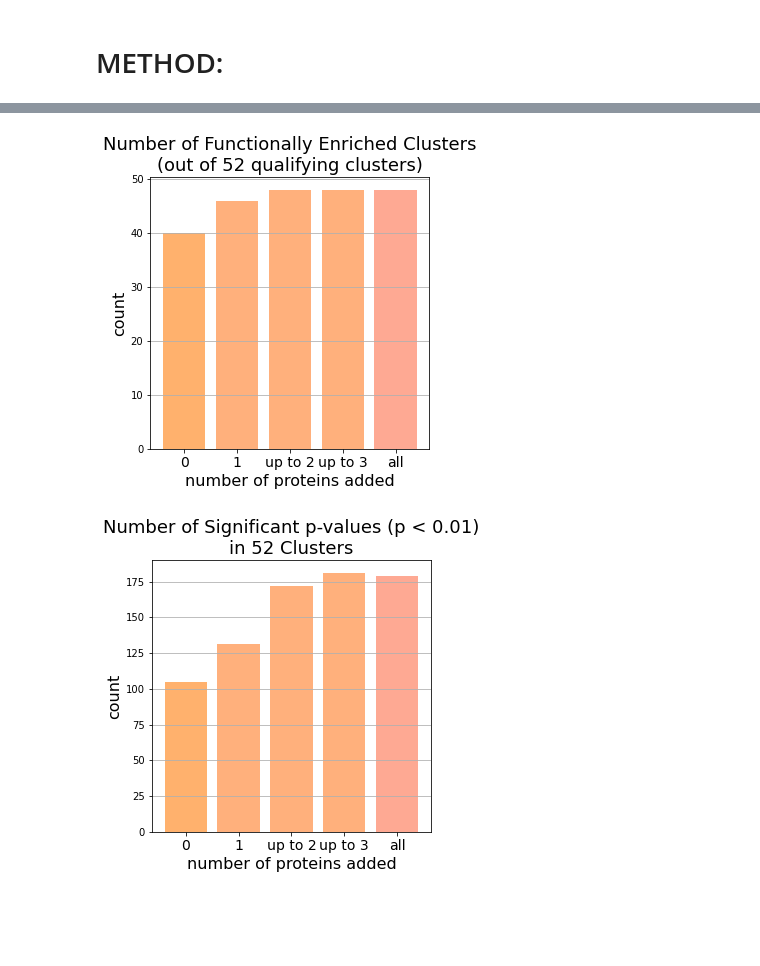
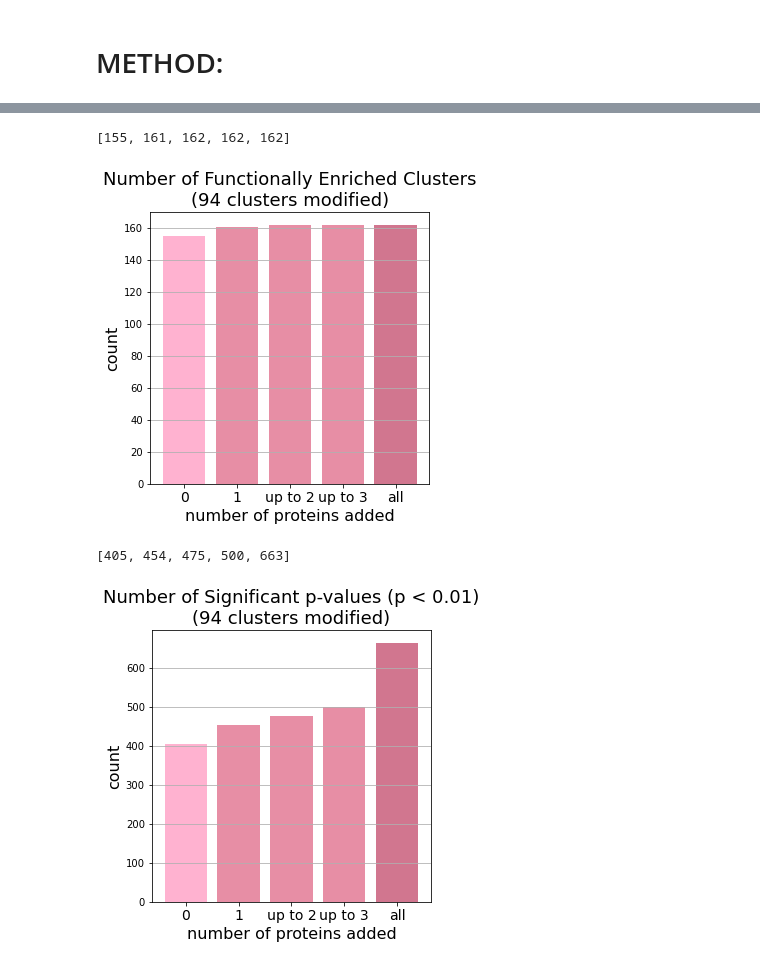
Before and after one commit to chrlatte/ClusteringWithDSD, a Jupyter notebook: src/recipe/method1_notebook.ipynb, the cells around one changed output, grey strips where cells are left out. Saved outputs shown, nothing was run; the diff lists cells and outputs as text; code cells hidden in the pictures; blank space fills up the shorter version.

```diff
--- a/src/recipe/method1_notebook.ipynb
+++ b/src/recipe/method1_notebook.ipynb
@@ -172,38 +181,42 @@ number of significant pvals in clusters with all proteins added: 179
 # %%
 # create clusters graph
 fig, ax = plt.subplots()
 
 x_values = ["0", "1", "up to 2","up to 3", "all"]
 counts = [original_fe.enrichment['Module'].nunique(), updated_fe_one_protein.enrichment['Module'].nunique(), updated_fe_two_proteins.enrichment['Module'].nunique(), updated_fe_three_proteins.enrichment['Module'].nunique(), updated_fe_all_proteins.enrichment['Module'].nunique()]
+print(counts)
 
-ax.bar(x_values, counts, color=['xkcd:apricot', 'xkcd:peach', 'xkcd:peach', 'xkcd:peach', 'xkcd:light salmon'])
+
+ax.bar(x_values, counts, color=['xkcd:powder pink', 'xkcd:pig pink', 'xkcd:pig pink', 'xkcd:pig pink', 'xkcd:muted pink'])
 
 ax.set_xticklabels(x_values, fontsize=14)
 
-ax.set_title(f"Number of Functionally Enriched Clusters\n(out of {len(qualifying_proteins.keys())} qualifying clusters)", fontsize=18)
+ax.set_title(f"Number of Functionally Enriched Clusters\n({len(qualifying_proteins.keys())} clusters modified)", fontsize=18)
 ax.set_ylabel('count', fontsize=16)
 
 ax.set_xlabel('number of proteins added', fontsize=16)
 
 ax.grid(axis='y')
 
 fig.set_size_inches(5,5)
 plt.show()
 # %% [output]
+[155, 161, 162, 162, 162]
-[figure, old version]
+[figure, new version]
 # %%
 # create p-val graph
 fig, ax = plt.subplots()
 
 x_values = ["0", "1", "up to 2", "up to 3", "all"]
 counts = [original_fe.enrichment['Fishers_pvalue'].count(), updated_fe_one_protein.enrichment['Fishers_pvalue'].count(), updated_fe_two_proteins.enrichment['Fishers_pvalue'].count(), updated_fe_three_proteins.enrichment['Fishers_pvalue'].count(), updated_fe_all_proteins.enrichment['Fishers_pvalue'].count()]
+print(counts)
 
-ax.bar(x_values, counts, color=['xkcd:apricot', 'xkcd:peach', 'xkcd:peach', 'xkcd:peach', 'xkcd:light salmon'])
+
+ax.bar(x_values, counts, color=['xkcd:powder pink', 'xkcd:pig pink', 'xkcd:pig pink', 'xkcd:pig pink', 'xkcd:muted pink'])
 
 ax.set_xticklabels(x_values, fontsize=14)
 
-ax.set_title(f"Number of Significant p-values (p < 0.01)\nin {len(qualifying_proteins.keys())} Clusters", fontsize=18)
-
+ax.set_title(f"Number of Significant p-values (p < 0.01)\n({len(qualifying_proteins.keys())} clusters modified)", fontsize=18)
 # TODO: do i want to say number of significant p-values, or do i want to say number of Go-Terms / labels etc
 
 ax.set_ylabel('count', fontsize=16)
@@ -214,7 +227,8 @@ ax.grid(axis='y')
 fig.set_size_inches(5,5)
 plt.show()
 # %% [output]
+[405, 454, 475, 500, 663]
-[figure, old version]
+[figure, new version]
 # %%
 # TODO: now want to see which GO terms are functionally enriched
 
```
Also changed, not shown: parts of 17 cells of this notebook.
